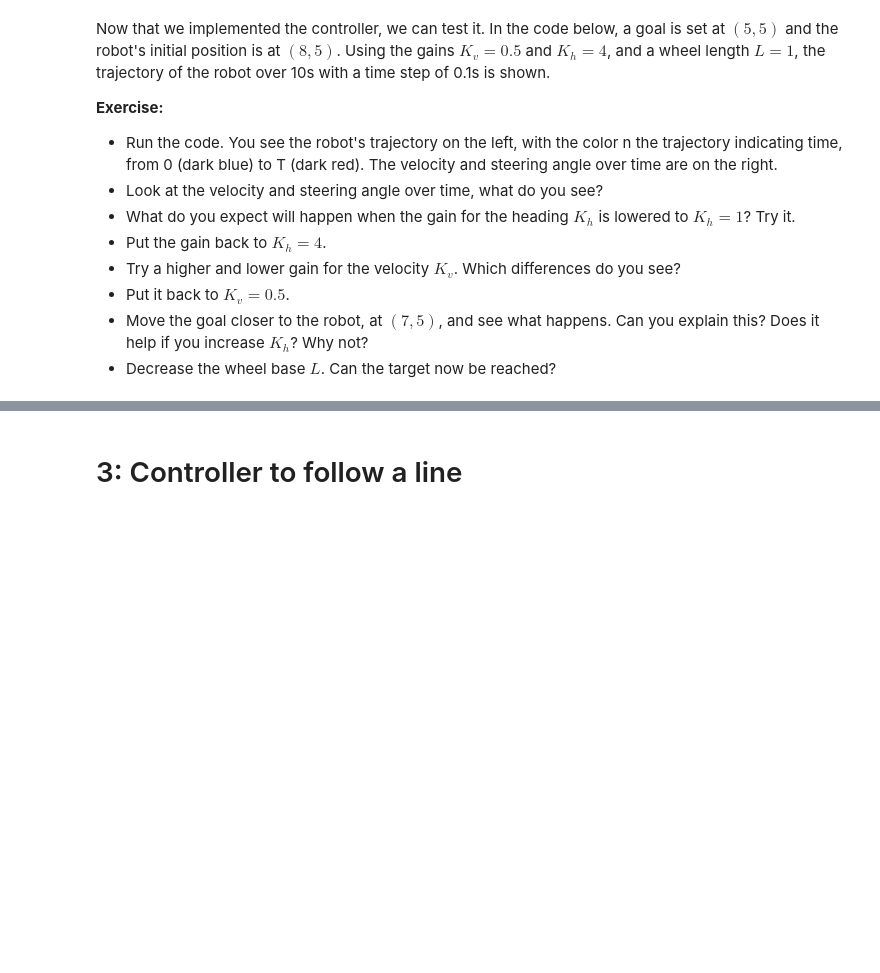
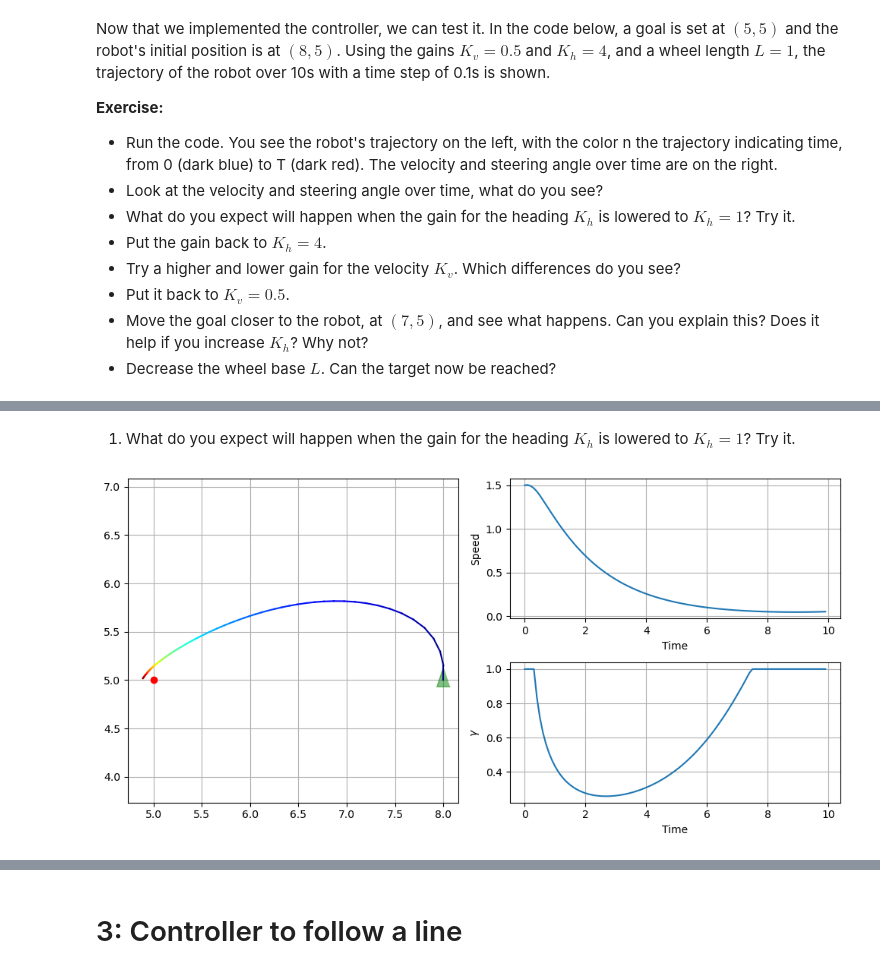
Before and after one commit to loganrower/FTE-Mobile_Robotics, a Jupyter notebook: Week2/t04_control_of_wheeled_robot/t04_control_of_wheeled_robot.ipynb, the cells around one changed output, grey strips where cells are left out. Cells and saved outputs as stored; diff of their text form; code cells hidden in the pictures; blank space fills up the shorter version.

```diff
--- a/Week2/t04_control_of_wheeled_robot/t04_control_of_wheeled_robot.ipynb
+++ b/Week2/t04_control_of_wheeled_robot/t04_control_of_wheeled_robot.ipynb
@@ -175,11 +220,16 @@ def angdiff(a, b):
 
 def controllerToPoint(goal, state, Kv, Kh):
     # Calculate the distance and heading towards the goal
-    d = ...
-    h = np.arctan2(..., ...)
+    x_star,y_star= goal
+    x,y = state[0:2]
+    x_diff =(x_star - x)
+    y_diff = (y_star - y)
+    d = np.sqrt(x_diff**2 + y_diff**2)
+    # steering angle....
+    h = np.arctan2(y_diff, x_diff)
 
     # Calculate the desired velocity proportional to the distance error
-    v = ...
+    v = Kv*d
     # Calculate the steering angle proportional to the heading error
     g = Kh * angdiff(state[2], h)
 
@@ -187,6 +237,7 @@ def controllerToPoint(goal, state, Kv, Kh):
 
 # To test the function. The output should be (1.118, 1.855)
 goal = np.array([5.0,5.0])
+
 state = np.array([7.0,6.0,np.pi])
 Kv = 0.5
 Kh = 4
@@ -245,0 +301,43 @@ util.plotTrajectoryGoal(time, states, goal, V, G)
+# %% [markdown]
+1. What do you expect will happen when the gain for the heading $K_h$ is lowered to $K_h=1$? Try it.
+# %%
+goal = np.array([5.0,5.0])
+state_0 = np.array([8.0,5.0,np.pi/2])
+
+dT = 0.1  # Time step
+T = 10    # Number of seconds to simulate
+time = np.arange(0,T,step=dT)
+
+# Set the velocity gain and the heading gain
+Kv = 0.5
+Kh = 1
+
+# The wheel base
+L = 1
+
+# Array to store the states over time
+states = np.zeros((len(time)+1, 3))
+states[0,:] = state_0
+state = state_0.copy()
+# Arrays to store the controls
+V = np.zeros(len(time))
+G = np.zeros(len(time))
+
+for i,t in enumerate(time):
+    ### THE CONTROLLER ###
+    v,g = controllerToPoint(goal, state, Kv, Kh)
+    ######################
+
+    # Put these controls in the bicycle model and observe the new state
+    vel, v, g = bicycle(state, v, g, L)
+    state += vel*dT
+    states[i+1,:] = state
+
+    # Store the velocity and steering angle for later displaying
+    V[i]=v
+    G[i]=g
+
+# Show the trajectory
+util.plotTrajectoryGoal(time, states, goal, V, G)
+# %% [output]
+[figure, added]
```
Also changed, not shown: parts of 25 cells of this notebook, 1 other file.
